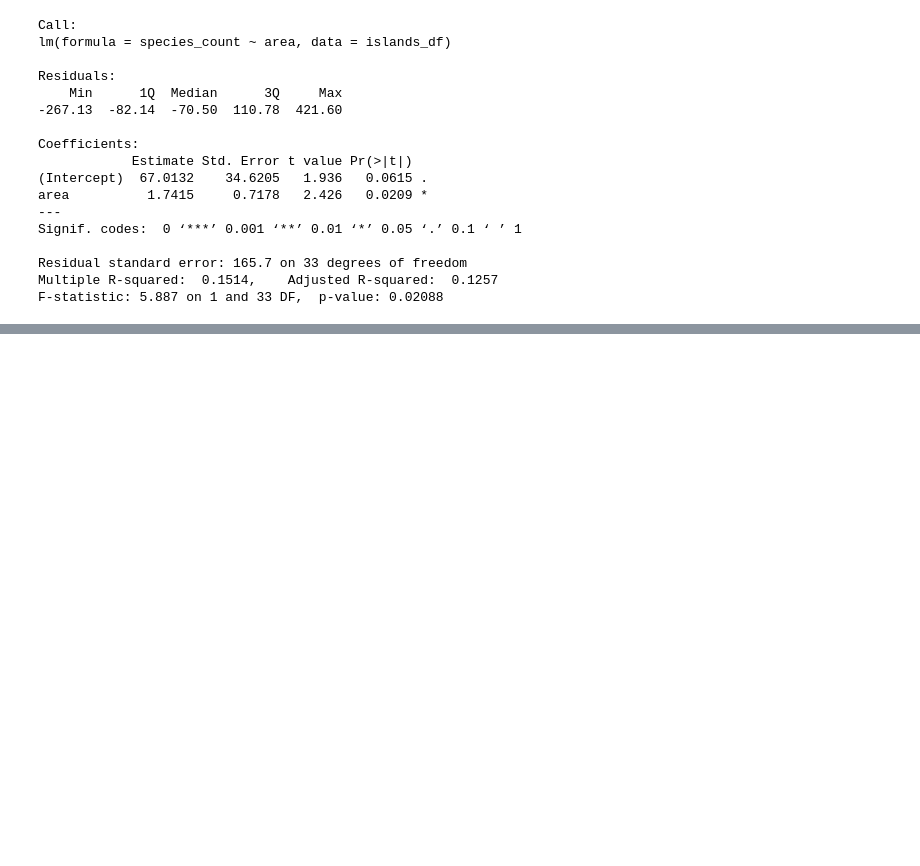
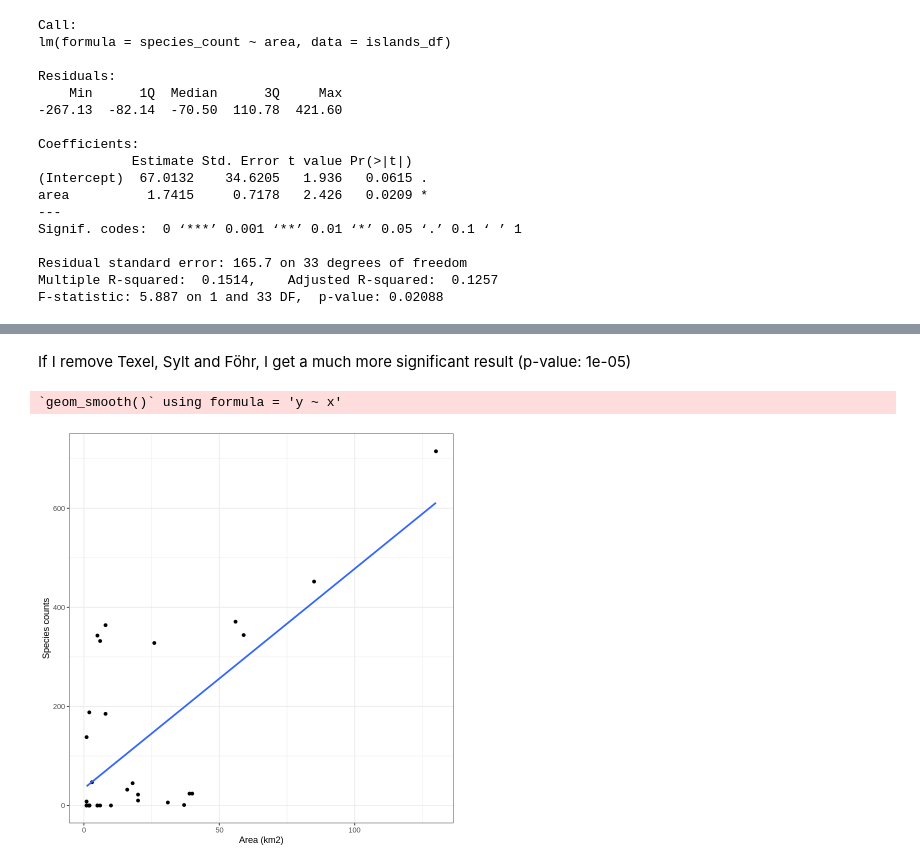
Before and after one commit to aot29/landscape_ecology, a Jupyter notebook: notebooks/Frisian_Islands.ipynb, the cells around one changed output, grey strips where cells are left out. Saved outputs shown, nothing was run; the diff lists cells and outputs as text; code cells hidden in the pictures; blank space fills up the shorter version.

```diff
--- a/notebooks/Frisian_Islands.ipynb
+++ b/notebooks/Frisian_Islands.ipynb
@@ -286,0 +296,5 @@ p-value < 0.05, therefore the regession is significant. However, Texel, Sylt and
+# %%
+# Removing Texel, Sylt and Föhr
+islands_df2 <- islands_df %>% filter(name != "Texel" & name != "Sylt" & name != "Föhr")
+biodiv2.lm <- lm(species_count ~ area, data = islands_df2)
+summary(biodiv2.lm)
@@ -286,0 +319,17 @@ p-value < 0.05, therefore the regession is significant. However, Texel, Sylt and
+# %% [markdown]
+If I remove Texel, Sylt and Föhr, I get a much more significant result (p-value: 1e-05)
+# %%
+x <- islands_df2$area
+y <- islands_df2$species_count
+labels <- islands_df2$name
+ggplot(
+    islands_df2,
+    aes(x = area, y = species_count)
+) +
+geom_point() +
+xlab("Area (km2)") + ylab("Species counts") +
+theme_bw() +
+geom_smooth(method="lm", se=FALSE)
+# %% [output]
+`geom_smooth()` using formula = 'y ~ x'
+[figure, added]
```
Also changed, not shown: parts of 8 cells of this notebook, 5 other files.
